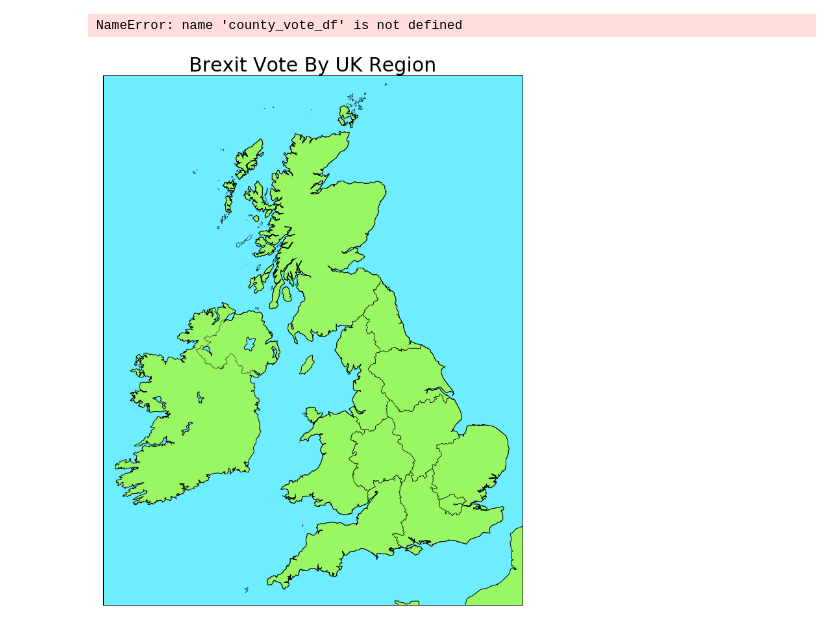
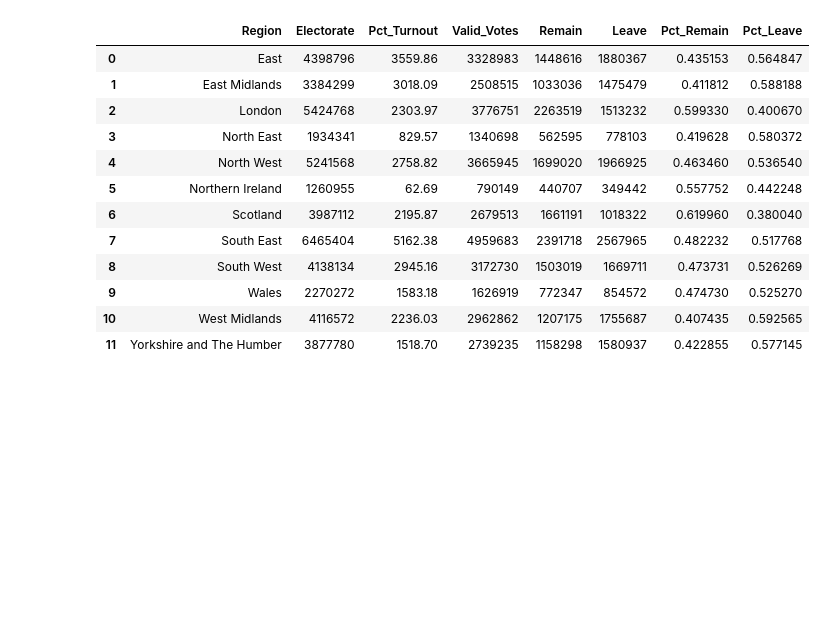
Before and after one commit to harper-data-mind/Project1, a Jupyter notebook: Jupyter Notebooks/voting_map.ipynb, the cells around one changed output. Drawn from its saved outputs; the diff is of its cells as text; code cells hidden in the pictures; blank space fills up the shorter version.

```diff
--- a/Jupyter Notebooks/voting_map.ipynb
+++ b/Jupyter Notebooks/voting_map.ipynb
@@ -96,41 +0,0 @@ county_vote_df.head(10)
-# %%
-lat = county_vote_df["Lat"][:]
-lon = county_vote_df["Lng"][:]
-# %% [output]
-NameError: name 'county_vote_df' is not defined
-# %%
-fig = plt.figure(figsize=[15,15])
-plt.title('Brexit Vote By UK Region', fontsize=30)
-# ax= fig.add_subplot(111)
-
-map = Basemap(llcrnrlon=-10.5,llcrnrlat=49.5,urcrnrlon=3.5,urcrnrlat=59.5,
-            resolution='i',projection='tmerc',lon_0=-4.36,lat_0=54.7)
-#ocean - 017b92
-map.drawmapboundary(fill_color='#6dedfd')
-map.fillcontinents(color='#9af764',lake_color='#6dedfd')
-map.drawcoastlines()
-
-map.readshapefile('../Resources/NUTS_Level_1_January_2018_Ultra_Generalised_Clipped_Boundaries_in_the_United_Kingdom/NUTS_Level_1_January_2018_Ultra_Generalised_Clipped_Boundaries_in_the_United_Kingdom_WGS84', 'ukregion')
-
-# # map.ukregion_info
-# for info, shape in zip(map.ukregion_info, map.ukregion):
-#     if info['nuts118nm'] == 'Yorkshire and The Humber':
-#         x, y = zip(*shape)
-#         map.plot(x, y, marker=None,color='m')
-#         print(x)
-#         print(y)
-
-# patches   = []
-
-# for info, shape in zip(map.ukregion_info, map.ukregion):
-#     if info['nuts118nm'] == 'Yorkshire and The Humber':
-# #         print(info)
-#         print(np.array(shape))
-#         patches.append(Polygon(np.array(shape), True))
-
-
-# ax.add_collection(PatchCollection(patches, facecolor= 'blue', edgecolor='k', linewidths=1.5))
-
-plt.show()
-# %% [output]
-[figure, removed]
@@ -182,0 +82,17 @@ plt.title('Example 1: NWW3 Significant Wave Height from NOMADS');
+# %%
+region_df = pd.read_csv(region_file)
+region_df
+# %% [output]
+|  | Region | Electorate | Pct_Turnout | Valid_Votes | Remain | Leave | Pct_Remain | Pct_Leave |
+| 0 | East | 4398796 | 3559.86 | 3328983 | 1448616 | 1880367 | 0.435153 | 0.564847 |
+| 1 | East Midlands | 3384299 | 3018.09 | 2508515 | 1033036 | 1475479 | 0.411812 | 0.588188 |
+| 2 | London | 5424768 | 2303.97 | 3776751 | 2263519 | 1513232 | 0.599330 | 0.400670 |
+| 3 | North East | 1934341 | 829.57 | 1340698 | 562595 | 778103 | 0.419628 | 0.580372 |
+| 4 | North West | 5241568 | 2758.82 | 3665945 | 1699020 | 1966925 | 0.463460 | 0.536540 |
+| 5 | Northern Ireland | 1260955 | 62.69 | 790149 | 440707 | 349442 | 0.557752 | 0.442248 |
+| 6 | Scotland | 3987112 | 2195.87 | 2679513 | 1661191 | 1018322 | 0.619960 | 0.380040 |
+| 7 | South East | 6465404 | 5162.38 | 4959683 | 2391718 | 2567965 | 0.482232 | 0.517768 |
+| 8 | South West | 4138134 | 2945.16 | 3172730 | 1503019 | 1669711 | 0.473731 | 0.526269 |
+| 9 | Wales | 2270272 | 1583.18 | 1626919 | 772347 | 854572 | 0.474730 | 0.525270 |
+| 10 | West Midlands | 4116572 | 2236.03 | 2962862 | 1207175 | 1755687 | 0.407435 | 0.592565 |
+| 11 | Yorkshire and The Humber | 3877780 | 1518.70 | 2739235 | 1158298 | 1580937 | 0.422855 | 0.577145 |
```
Also changed, not shown: parts of 18 cells of this notebook, 21 other files.
